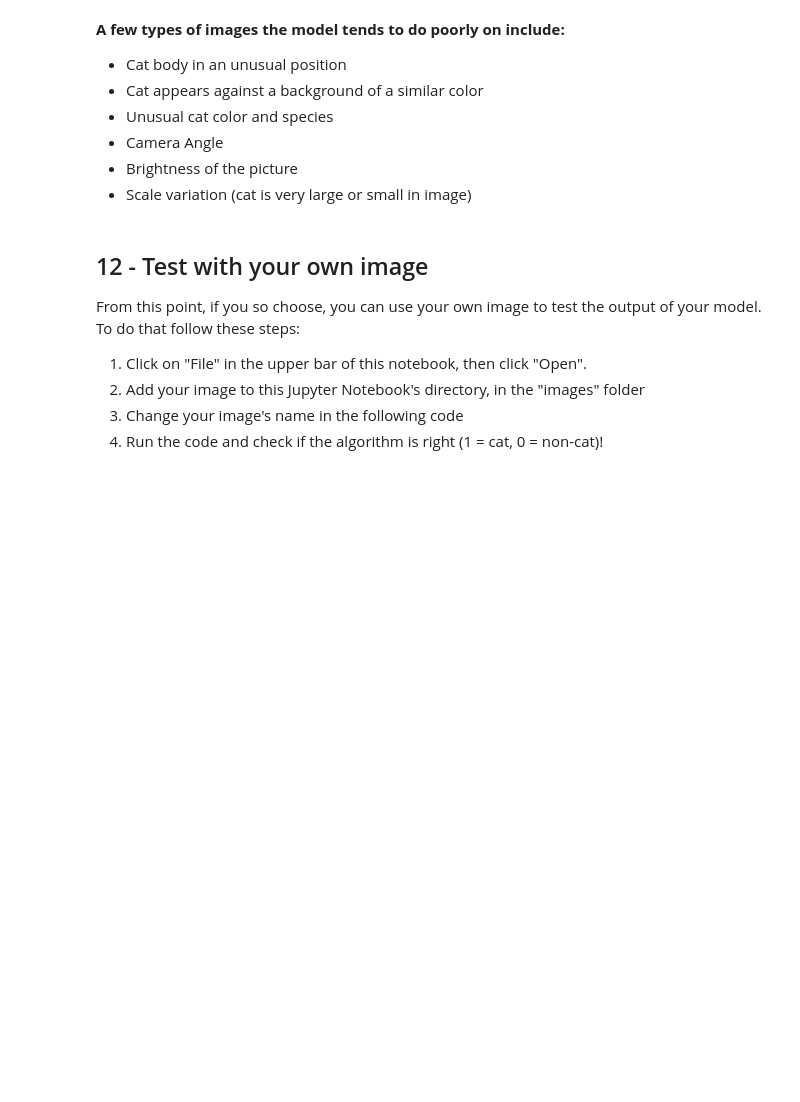
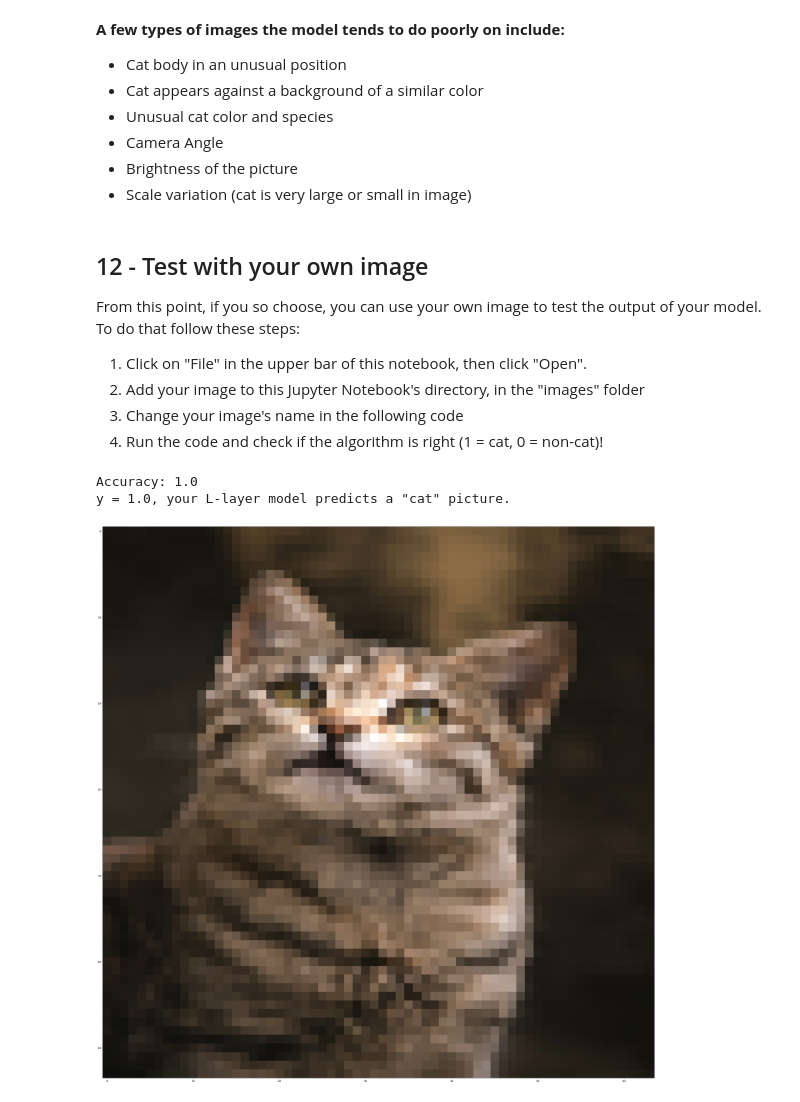
Before and after one commit to WebberBrat/DL_labs, a Jupyter notebook: dl_lab3/Building_your_Deep_Neural_Network_Step_by_Step.ipynb, the cells around one changed output. Saved outputs shown, nothing was run; the diff lists cells and outputs as text; code cells hidden in the pictures; blank space fills up the shorter version.

```diff
--- a/dl_lab3/Building_your_Deep_Neural_Network_Step_by_Step.ipynb
+++ b/dl_lab3/Building_your_Deep_Neural_Network_Step_by_Step.ipynb
@@ -784,8 +862,8 @@ def linear_activation_backward(dA, cache, activation):
         # dZ =  ...
         # dA_prev, dW, db =  ...
         # CODE_START
-
-
+        dZ = relu_backward(dA, activation_cache)
+        dA_prev, dW, db = linear_backward(dZ, linear_cache)
         # CODE_END
 
     elif activation == "sigmoid":
@@ -793,8 +871,8 @@ def linear_activation_backward(dA, cache, activation):
         # dZ =  ...
         # dA_prev, dW, db =  ...
         # CODE_START
-
-
+        dZ = sigmoid_backward(dA, activation_cache)
+        dA_prev, dW, db = linear_backward(dZ, linear_cache)
         # CODE_END
 
     return dA_prev, dW, db
@@ -994,8 +1106,8 @@ def update_parameters(params, grads, learning_rate):
         # parameters["W" + str(l+1)] = ...
         # parameters["b" + str(l+1)] = ...
         # CODE_START
-
-
+        parameters["W" + str(l + 1)] -= learning_rate * grads["dW" + str(l + 1)]
+        parameters["b" + str(l + 1)] -= learning_rate * grads["db" + str(l + 1)]
         # CODE_END
     return parameters
 # %%
@@ -1194,7 +1330,7 @@ def two_layer_model(X, Y, layers_dims, learning_rate = 0.0075, num_iterations =
     #(≈ 1 line of code)
     # parameters = ...
     # CODE_START
-
+    parameters = initialize_parameters(n_x, n_h, n_y)
 
     # CODE_END
 
@@ -1213,16 +1349,15 @@ def two_layer_model(X, Y, layers_dims, learning_rate = 0.0075, num_iterations =
         # A1, cache1 = ...
         # A2, cache2 = ...
         # CODE_START
-
-
+        A1, cache1 = linear_activation_forward(X, W1, b1, "relu")
+        A2, cache2 = linear_activation_forward(A1, W2, b2, "sigmoid")
         # CODE_END
 
         # Compute cost
         #(≈ 1 line of code)
         # cost = ...
         # CODE_START
-
-
+        cost = compute_cost(A2, Y)
         # CODE_END
 
         # Initializing backward propagation
@@ -1233,7 +1368,8 @@ def two_layer_model(X, Y, layers_dims, learning_rate = 0.0075, num_iterations =
         # dA1, dW2, db2 = ...
         # dA0, dW1, db1 = ...
         # CODE_START
-
+        dA1, dW2, db2 = linear_activation_backward(dA2, cache2, "sigmoid")
+        dA0, dW1, db1 = linear_activation_backward(dA1, cache1, "relu")
         # CODE_END
 
         # Set grads['dWl'] to dW1, grads['db1'] to db1, grads['dW2'] to dW2, grads['db2'] to db2
@@ -1246,8 +1382,7 @@ def two_layer_model(X, Y, layers_dims, learning_rate = 0.0075, num_iterations =
         #(approx. 1 line of code)
         # parameters = ...
         # CODE_START
-
-
+        parameters = update_parameters(parameters, grads, learning_rate)
         # CODE_END
 
         # Retrieve W1, b1, W2, b2 from parameters
@@ -1395,8 +1561,7 @@ def L_layer_model(X, Y, layers_dims, learning_rate = 0.0075, num_iterations = 30
     #(≈ 1 line of code)
     # parameters = ...
     # CODE_START
-
-
+    parameters = initialize_parameters_deep(layers_dims)
     # CODE_END
 
     # Loop (gradient descent)
@@ -1406,23 +1571,21 @@ def L_layer_model(X, Y, layers_dims, learning_rate = 0.0075, num_iterations = 30
         #(≈ 1 line of code)
         # AL, caches = ...
         # CODE_START
-
-
+        AL, caches = L_model_forward(X, parameters)
         # CODE_END
 
         # Compute cost.
         #(≈ 1 line of code)
         # cost = ...
         # CODE_START
-
-
+        cost = compute_cost(AL, Y)
         # CODE_END
 
         # Backward propagation.
         #(≈ 1 line of code)
         # grads = ...
         # CODE_START
-
+        grads = L_model_backward(AL, Y, caches)
 
         # CODE_END
 
@@ -1431,7 +1594,7 @@ def L_layer_model(X, Y, layers_dims, learning_rate = 0.0075, num_iterations = 30
         # parameters = ...
         # CODE_START
 
-
+        parameters = update_parameters(parameters, grads, learning_rate)
         # CODE_END
 
         # Print the cost every 100 iterations
@@ -1537,17 +1732,21 @@ From this point, if you so choose, you can use your own image to test  the outpu
 4. Run the code and check if the algorithm is right (1 = cat, 0 = non-cat)!
 # %%
 ## CODE_START ##
-my_image = "my_image.jpg" # change this to the name of your image file
+my_image = "cat_my.jfif" # change this to the name of your image file
 my_label_y = [1] # the true class of your image (1 -> cat, 0 -> non-cat)
 ## CODE_END ##
 
 fname = "images/" + my_image
 image = np.array(Image.open(fname).resize((num_px, num_px)))
 plt.imshow(image)
 image = image / 255.
 image = image.reshape((1, num_px * num_px * 3)).T
 
 my_predicted_image = predict(image, my_label_y, parameters)
 
 
 print ("y = " + str(np.squeeze(my_predicted_image)) + ", your L-layer model predicts a \"" + classes[int(np.squeeze(my_predicted_image)),].decode("utf-8") +  "\" picture.")
+# %% [output]
+Accuracy: 1.0
+y = 1.0, your L-layer model predicts a "cat" picture.
+[figure, added]
```
Also changed, not shown: parts of 31 cells of this notebook, 3 other files.
